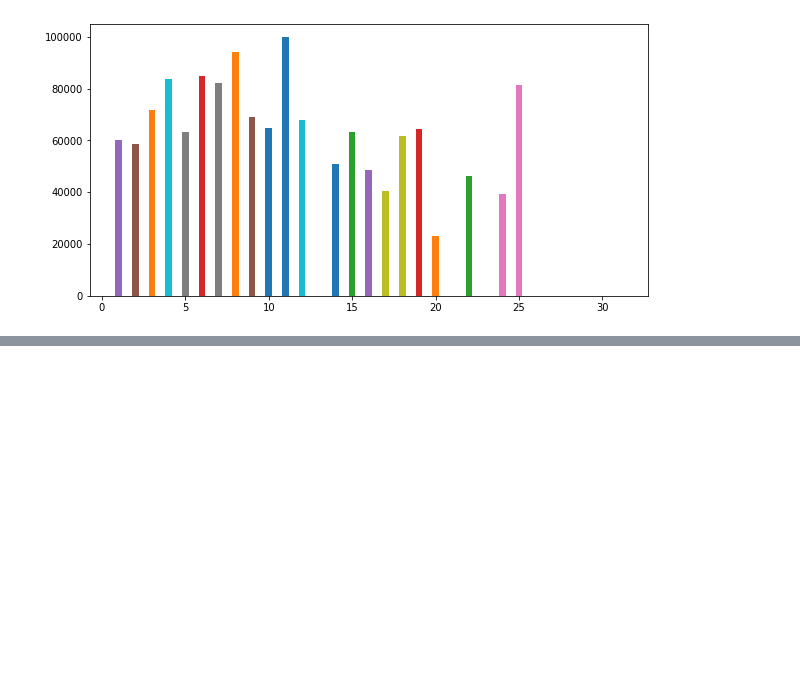
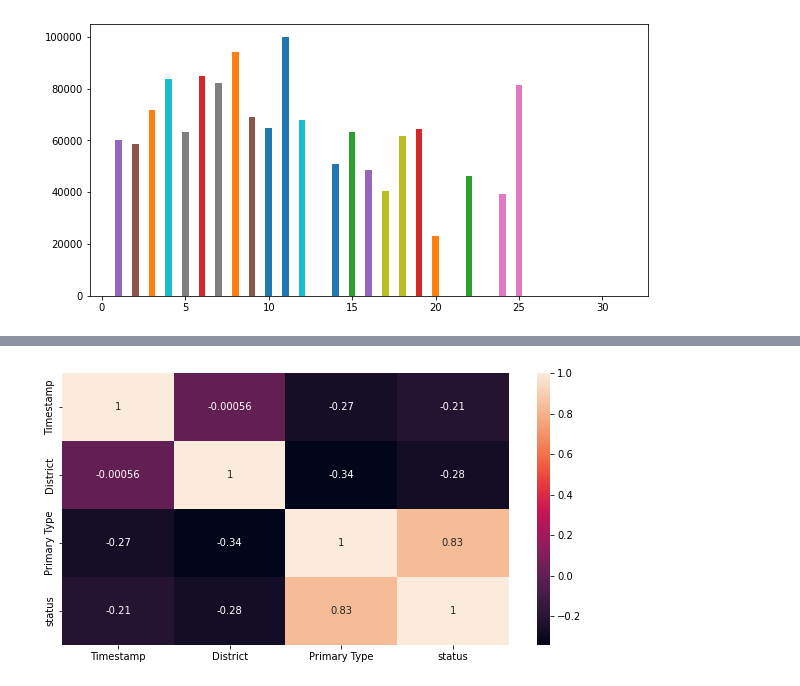
Before and after one commit to anto8460/chicago_project, a Jupyter notebook: chicago_project/ak_implementation.ipynb, the cells around one changed output, grey strips where cells are left out. Cells and saved outputs as stored; diff of their text form; code cells hidden in the pictures; blank space fills up the shorter version.

```diff
--- a/chicago_project/ak_implementation.ipynb
+++ b/chicago_project/ak_implementation.ipynb
@@ -369,3 +376,9 @@ max    1.483139e+09    31.000000     90.000000     7.000000
+# %%
+corrMatrix = test_df.corr()
+sn.heatmap(corrMatrix, annot=True)
+plt.show()
+# %% [output]
+[figure, added]
 # %%
 # Using Decision Trees for classification
 from sklearn.tree import DecisionTreeClassifier
```
Also changed, not shown: parts of 17 cells of this notebook.
